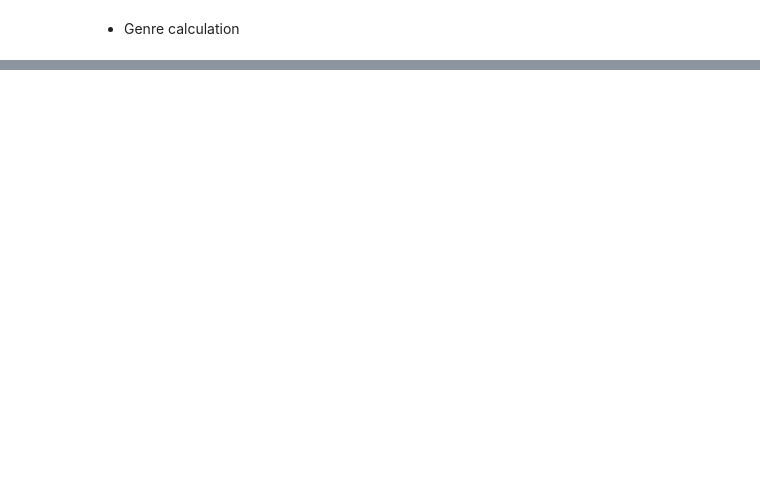
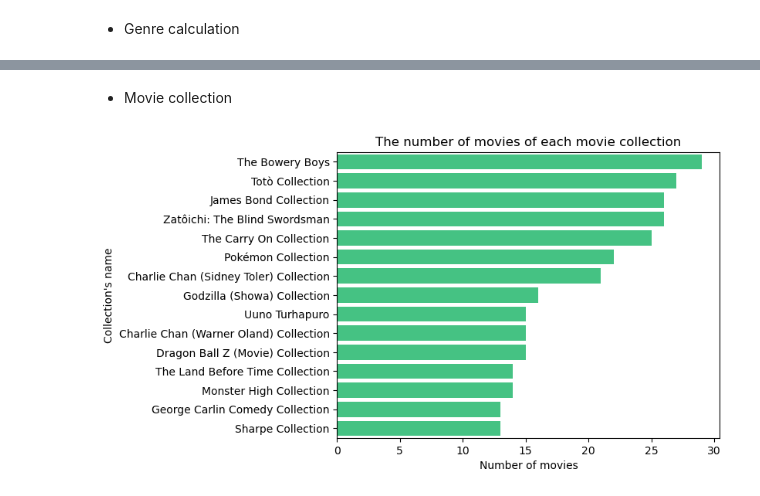
Before and after one commit to Duyduide/Movie-recommendation, a Jupyter notebook: notebooks/02_regression.ipynb, the cells around one changed output, grey strips where cells are left out. Saved outputs shown, nothing was run; the diff lists cells and outputs as text; code cells hidden in the pictures; blank space fills up the shorter version.

```diff
--- a/notebooks/02_regression.ipynb
+++ b/notebooks/02_regression.ipynb
@@ -318,0 +406,15 @@ plt.show()
+# %% [markdown]
+- Movie collection
+# %%
+collection_counts = meta_data_df["collection_name"].value_counts().reset_index()
+collection_counts.columns = ["collection_name", "movie_count"]
+top_collection = collection_counts.head(15)
+
+sns.barplot(data=top_collection, y="collection_name", x="movie_count", color=random_color())
+
+plt.xlabel("Number of movies")
+plt.ylabel("Collection's name")
+plt.title("The number of movies of each movie collection")
+plt.show()
+# %% [output]
+[figure, added]
```
Also changed, not shown: parts of 34 cells of this notebook.
